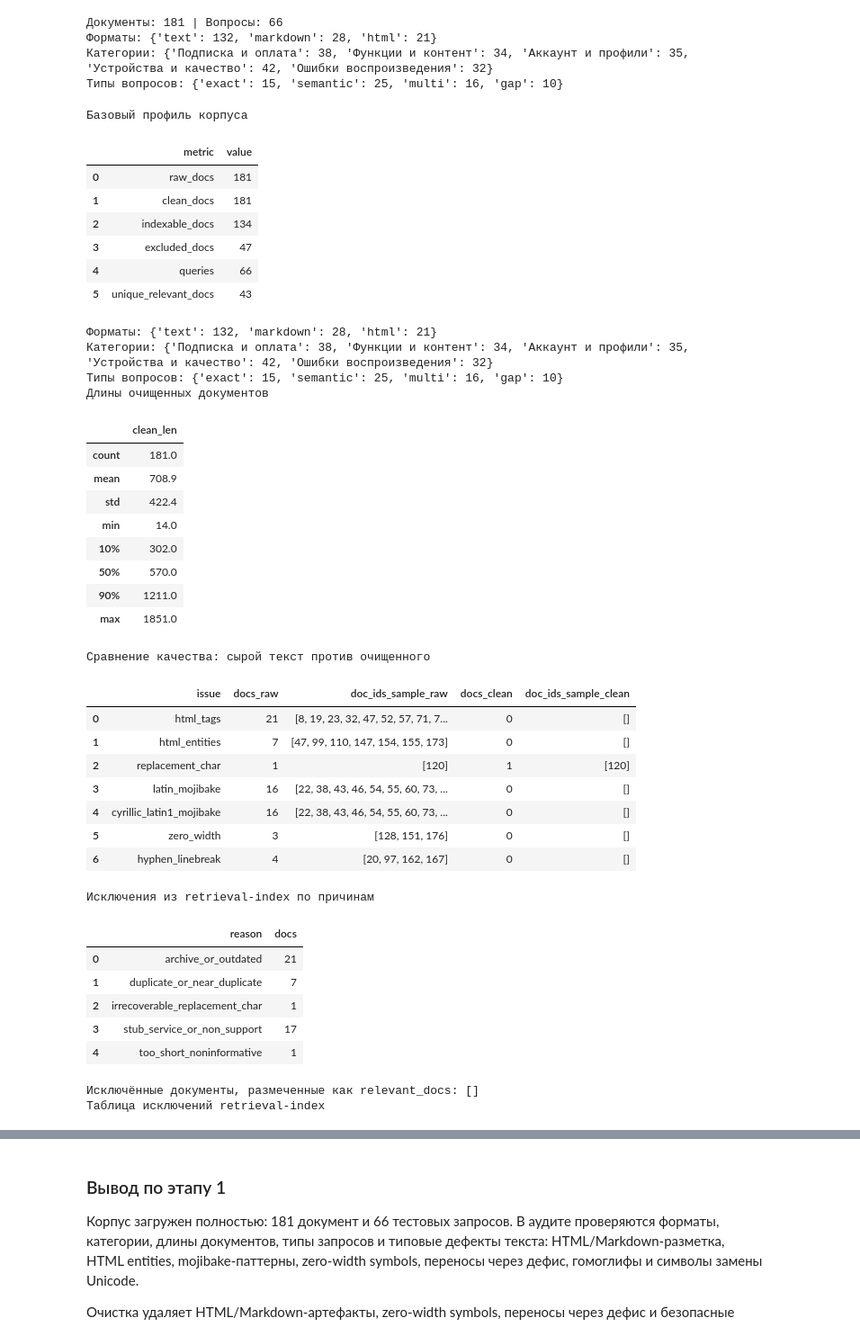
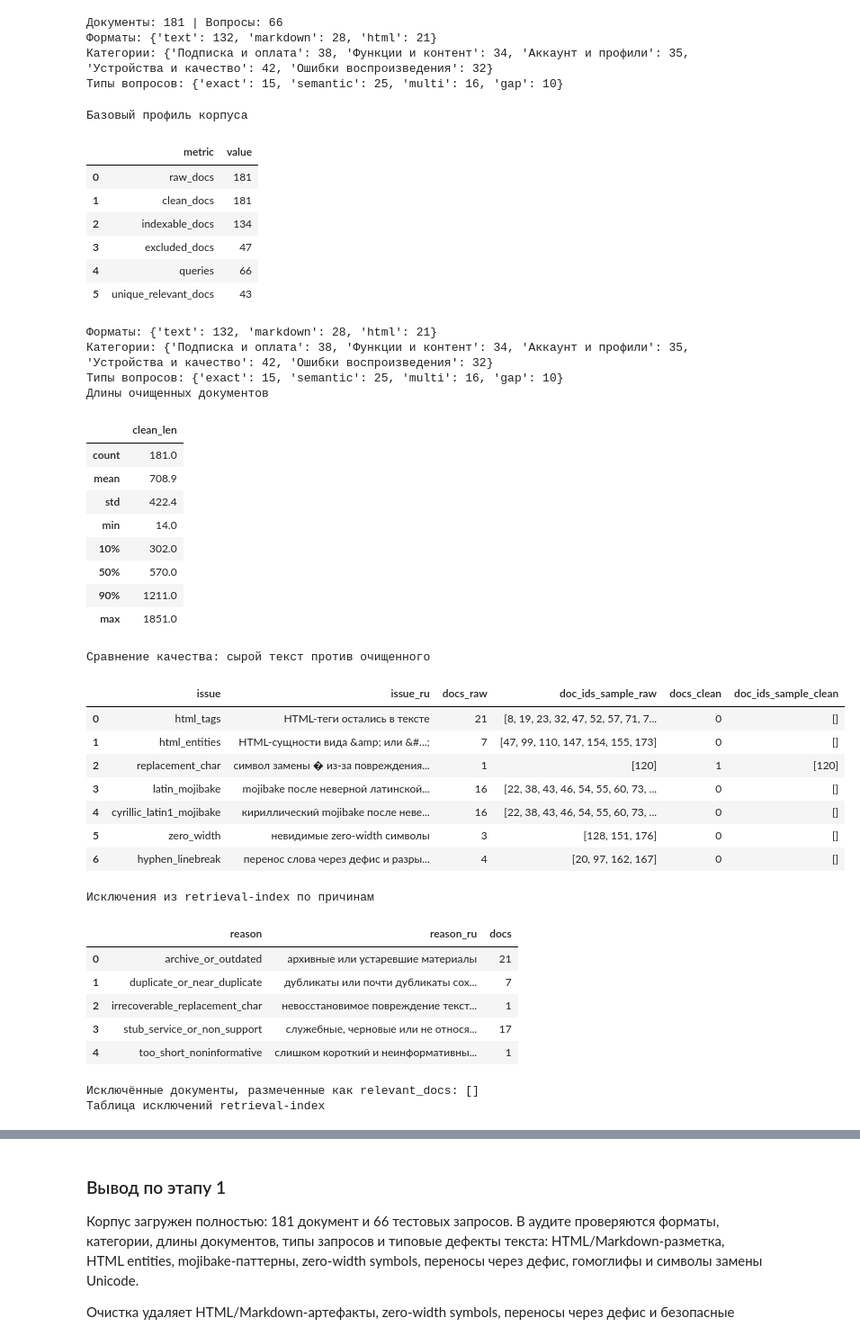
Before and after one commit to IlyaEmelin/ai-agent.rag-system2, a Jupyter notebook: filmoskop_rag.ipynb, the cells around one changed output, grey strips where cells are left out. Shown at 90% size. Cells and saved outputs as stored; diff of their text form; code cells hidden in the pictures.

```diff
--- a/filmoskop_rag.ipynb
+++ b/filmoskop_rag.ipynb
@@ -102,6 +102,24 @@ QUALITY_PATTERNS = {
     "cyrillic_latin1_mojibake": re.compile(r"[\u00d0\u00d1][\u0080-\u00ff]"),
     "zero_width": re.compile(r"[\u200b\u200c\u200d\ufeff]"),
     "hyphen_linebreak": re.compile(r"(?<=[А-Яа-яЁёA-Za-z])-\s+(?=[А-Яа-яЁёA-Za-z])"),
+}
+
+QUALITY_ISSUE_LABELS = {
+    "html_tags": "HTML-теги остались в тексте",
+    "html_entities": "HTML-сущности вида &amp; или &#...;",
+    "replacement_char": "символ замены � из-за повреждения источника",
+    "latin_mojibake": "mojibake после неверной латинской/UTF-8 декодировки",
+    "cyrillic_latin1_mojibake": "кириллический mojibake после неверной Latin-1 декодировки",
+    "zero_width": "невидимые zero-width символы",
+    "hyphen_linebreak": "перенос слова через дефис и разрыв строки",
+}
+
+EXCLUSION_REASON_LABELS = {
+    "archive_or_outdated": "архивные или устаревшие материалы",
+    "duplicate_or_near_duplicate": "дубликаты или почти дубликаты сохранённых документов",
+    "irrecoverable_replacement_char": "невосстановимое повреждение текста символом �",
+    "stub_service_or_non_support": "служебные, черновые или не относящиеся к поддержке материалы",
+    "too_short_noninformative": "слишком короткий и неинформативный документ",
 }
 
 ZERO_WIDTH_RE = QUALITY_PATTERNS["zero_width"]
@@ -328,10 +346,18 @@ print("Категории:", dict(Counter(d["category"] for d in docs)))
 print("Типы вопросов:", dict(Counter(q["kind"] for q in queries)))
 print("Длины очищенных документов")
 display(length_profile.to_frame("clean_len"))
+quality_comparison_display = quality_comparison.assign(
+    issue_ru=quality_comparison["issue"].map(QUALITY_ISSUE_LABELS),
+)[["issue", "issue_ru", "docs_raw", "doc_ids_sample_raw", "docs_clean", "doc_ids_sample_clean"]]
+exclusion_summary = exclusions_df.groupby("reason").size().reset_index(name="docs")
+exclusion_summary = exclusion_summary.assign(
+    reason_ru=exclusion_summary["reason"].map(EXCLUSION_REASON_LABELS),
+)[["reason", "reason_ru", "docs"]]
+
 print("Сравнение качества: сырой текст против очищенного")
-display(quality_comparison)
+display(quality_comparison_display)
 print("Исключения из retrieval-index по причинам")
-display(exclusions_df.groupby("reason").size().reset_index(name="docs"))
+display(exclusion_summary)
 print("Исключённые документы, размеченные как relevant_docs:", excluded_relevant_docs)
 print("Таблица исключений retrieval-index")
 display(exclusions_df)
@@ -348,48 +374,48 @@ for doc_id in sample_issue_doc_ids:
         "format": raw_doc["format"],
         "title": raw_doc["title"],
         "raw_sample": raw_doc["raw"][:260].replace("\n", " "),
         "clean_sample": clean_doc["text"][:360],
     })
 
 pd.DataFrame(cleaning_examples)
 # %% [output]
 Базовый профиль корпуса
 |  | metric | value |
 | 0 | raw_docs | 181 |
 | 1 | clean_docs | 181 |
 | 2 | indexable_docs | 134 |
 | 3 | excluded_docs | 47 |
 | 4 | queries | 66 |
 | 5 | unique_relevant_docs | 43 |
 Форматы: {'text': 132, 'markdown': 28, 'html': 21}
 Категории: {'Подписка и оплата': 38, 'Функции и контент': 34, 'Аккаунт и профили': 35, 'Устройства и качество': 42, 'Ошибки воспроизведения': 32}
 Типы вопросов: {'exact': 15, 'semantic': 25, 'multi': 16, 'gap': 10}
 Длины очищенных документов
 |  | clean_len |
 | count | 181.0 |
 | mean | 708.9 |
 | std | 422.4 |
 | min | 14.0 |
 | 10% | 302.0 |
 | 50% | 570.0 |
 | 90% | 1211.0 |
 | max | 1851.0 |
 Сравнение качества: сырой текст против очищенного
-|  | issue | docs_raw | doc_ids_sample_raw | docs_clean | doc_ids_sample_clean |
-| 0 | html_tags | 21 | [8, 19, 23, 32, 47, 52, 57, 71, 7... | 0 | [] |
-| 1 | html_entities | 7 | [47, 99, 110, 147, 154, 155, 173] | 0 | [] |
-| 2 | replacement_char | 1 | [120] | 1 | [120] |
-| 3 | latin_mojibake | 16 | [22, 38, 43, 46, 54, 55, 60, 73, ... | 0 | [] |
-| 4 | cyrillic_latin1_mojibake | 16 | [22, 38, 43, 46, 54, 55, 60, 73, ... | 0 | [] |
-| 5 | zero_width | 3 | [128, 151, 176] | 0 | [] |
-| 6 | hyphen_linebreak | 4 | [20, 97, 162, 167] | 0 | [] |
+|  | issue | issue_ru | docs_raw | doc_ids_sample_raw | docs_clean | doc_ids_sample_clean |
+| 0 | html_tags | HTML-теги остались в тексте | 21 | [8, 19, 23, 32, 47, 52, 57, 71, 7... | 0 | [] |
+| 1 | html_entities | HTML-сущности вида &amp; или &#...; | 7 | [47, 99, 110, 147, 154, 155, 173] | 0 | [] |
+| 2 | replacement_char | символ замены � из-за повреждения... | 1 | [120] | 1 | [120] |
+| 3 | latin_mojibake | mojibake после неверной латинской... | 16 | [22, 38, 43, 46, 54, 55, 60, 73, ... | 0 | [] |
+| 4 | cyrillic_latin1_mojibake | кириллический mojibake после неве... | 16 | [22, 38, 43, 46, 54, 55, 60, 73, ... | 0 | [] |
+| 5 | zero_width | невидимые zero-width символы | 3 | [128, 151, 176] | 0 | [] |
+| 6 | hyphen_linebreak | перенос слова через дефис и разры... | 4 | [20, 97, 162, 167] | 0 | [] |
 Исключения из retrieval-index по причинам
-|  | reason | docs |
-| 0 | archive_or_outdated | 21 |
-| 1 | duplicate_or_near_duplicate | 7 |
-| 2 | irrecoverable_replacement_char | 1 |
-| 3 | stub_service_or_non_support | 17 |
-| 4 | too_short_noninformative | 1 |
+|  | reason | reason_ru | docs |
+| 0 | archive_or_outdated | архивные или устаревшие материалы | 21 |
+| 1 | duplicate_or_near_duplicate | дубликаты или почти дубликаты сох... | 7 |
+| 2 | irrecoverable_replacement_char | невосстановимое повреждение текст... | 1 |
+| 3 | stub_service_or_non_support | служебные, черновые или не относя... | 17 |
+| 4 | too_short_noninformative | слишком короткий и неинформативны... | 1 |
 Исключённые документы, размеченные как relevant_docs: []
 Таблица исключений retrieval-index
 |  | doc_id | title | reason | clean_len | kept_doc_id |
```
